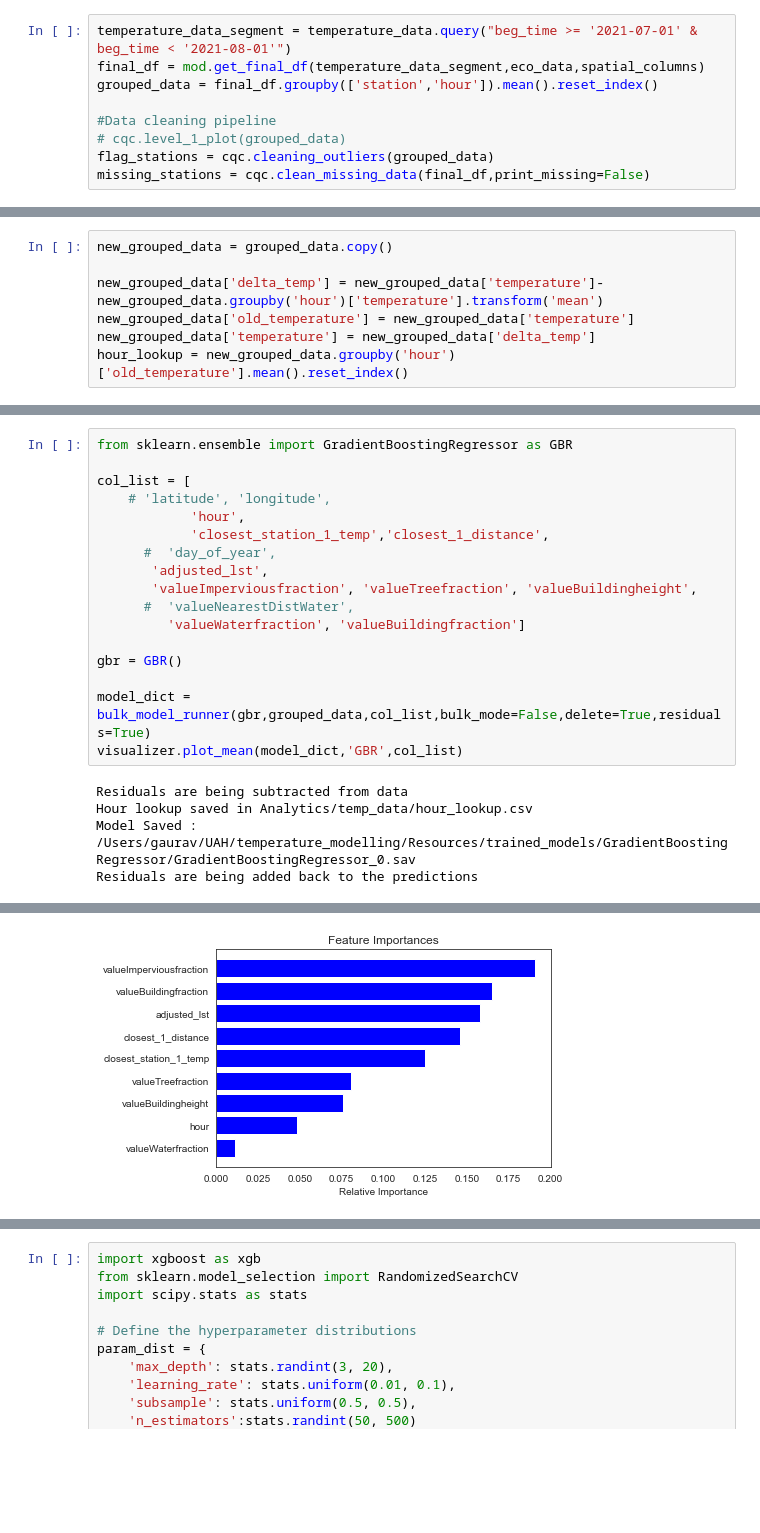
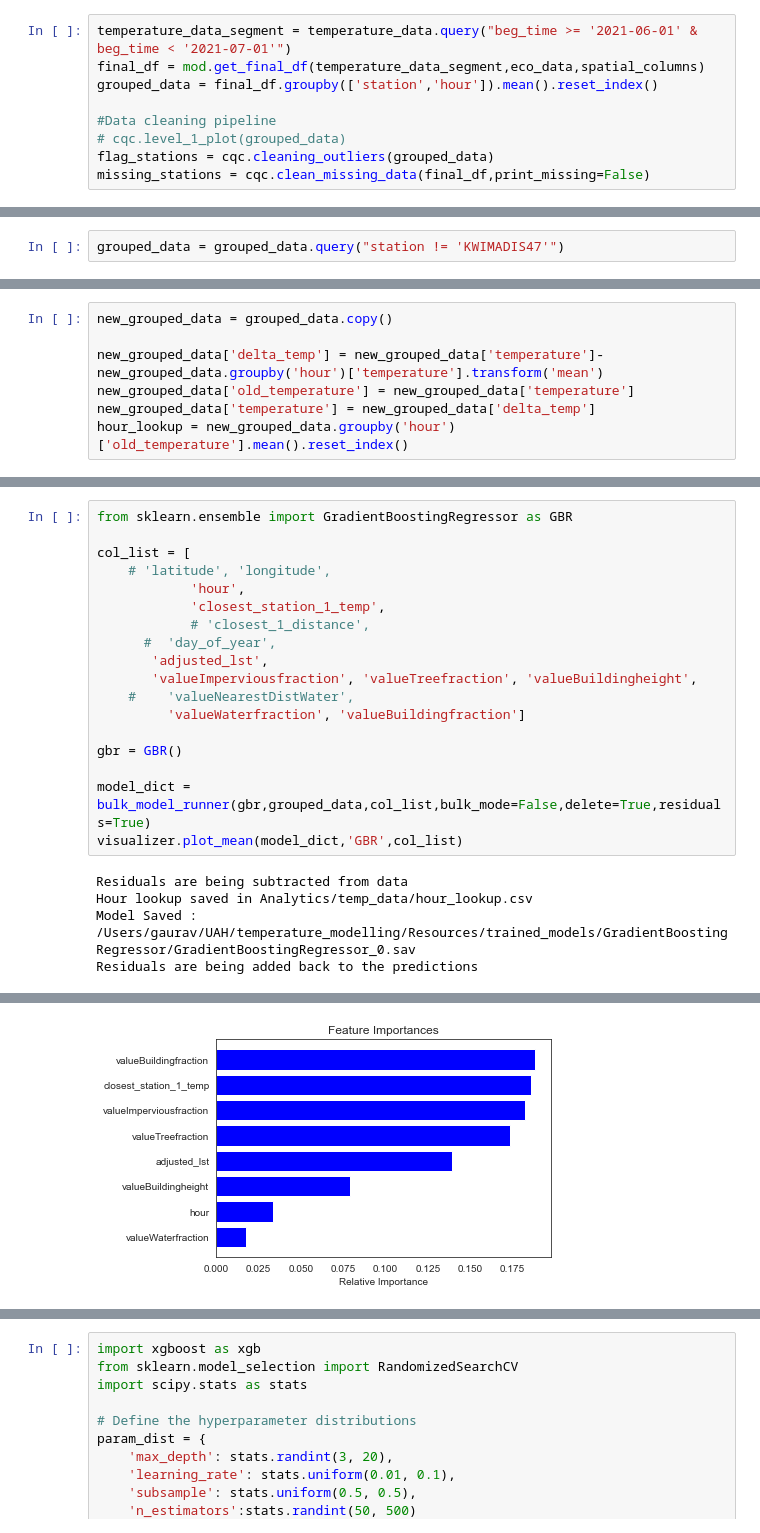
Before and after one commit to khatrigaurav/temperature_modelling, a Jupyter notebook: Analytics/00 Modeller.ipynb, the cells around one changed output, grey strips where cells are left out. Saved outputs shown, nothing was run; the diff lists cells and outputs as text; blank space fills up the shorter version.

```diff
--- a/Analytics/00 Modeller.ipynb
+++ b/Analytics/00 Modeller.ipynb
@@ -276,7 +256,7 @@ def bulk_model_runner(model,grouped_data,col_list,delete=True,bulk_mode=True,fit
 
     return model_output_dict
 # %%
-temperature_data_segment = temperature_data.query("beg_time >= '2021-07-01' & beg_time < '2021-08-01'")
+temperature_data_segment = temperature_data.query("beg_time >= '2021-06-01' & beg_time < '2021-07-01'")
 final_df = mod.get_final_df(temperature_data_segment,eco_data,spatial_columns)
 grouped_data = final_df.groupby(['station','hour']).mean().reset_index()
 
@@ -304,3 +287,5 @@ cqc.level_1_plot(grouped_data)
+# %%
+grouped_data = grouped_data.query("station != 'KWIMADIS47'")
 # %%
 from sklearn.model_selection import RandomizedSearchCV
 from sklearn.ensemble import RandomForestRegressor
@@ -389,11 +401,12 @@ from sklearn.ensemble import GradientBoostingRegressor as GBR
 col_list = [
     # 'latitude', 'longitude',
             'hour',
-            'closest_station_1_temp','closest_1_distance',
+            'closest_station_1_temp',
+            # 'closest_1_distance',
       #  'day_of_year',
        'adjusted_lst',
        'valueImperviousfraction', 'valueTreefraction', 'valueBuildingheight',
-      #  'valueNearestDistWater',
+    #    'valueNearestDistWater',
          'valueWaterfraction', 'valueBuildingfraction']
 
 gbr = GBR()
@@ -410,2 +423,2 @@ Residuals are being added back to the predictions
-[figure, old version]
+[figure, new version]
 # %%
```
Also changed, not shown: parts of 8 cells of this notebook, 6 other files.
